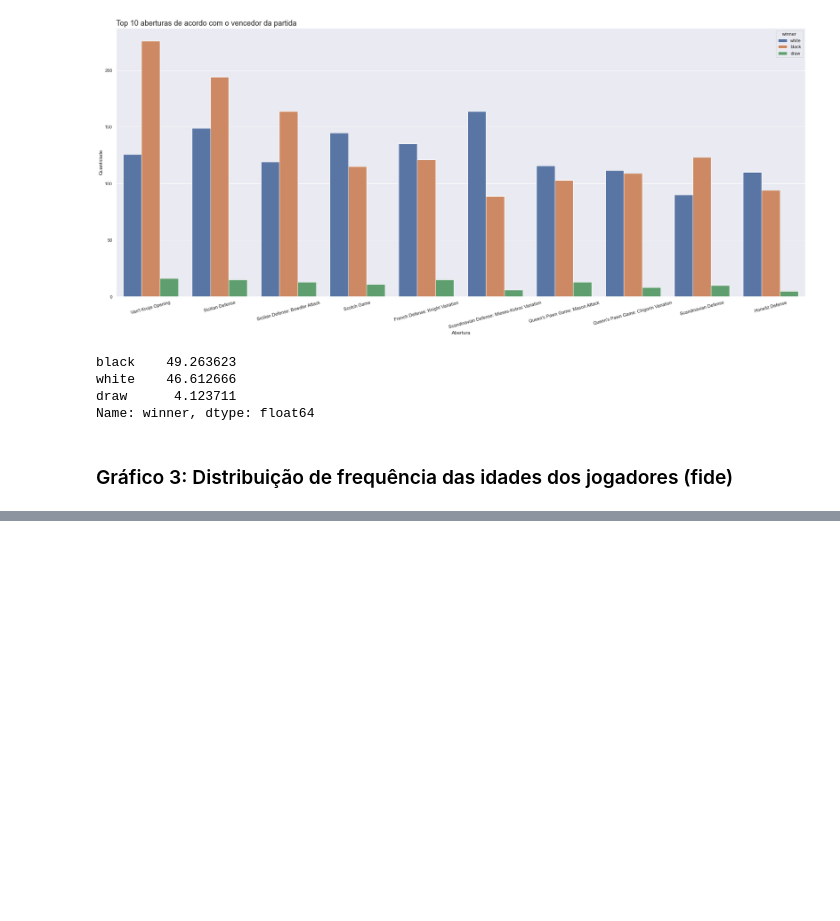
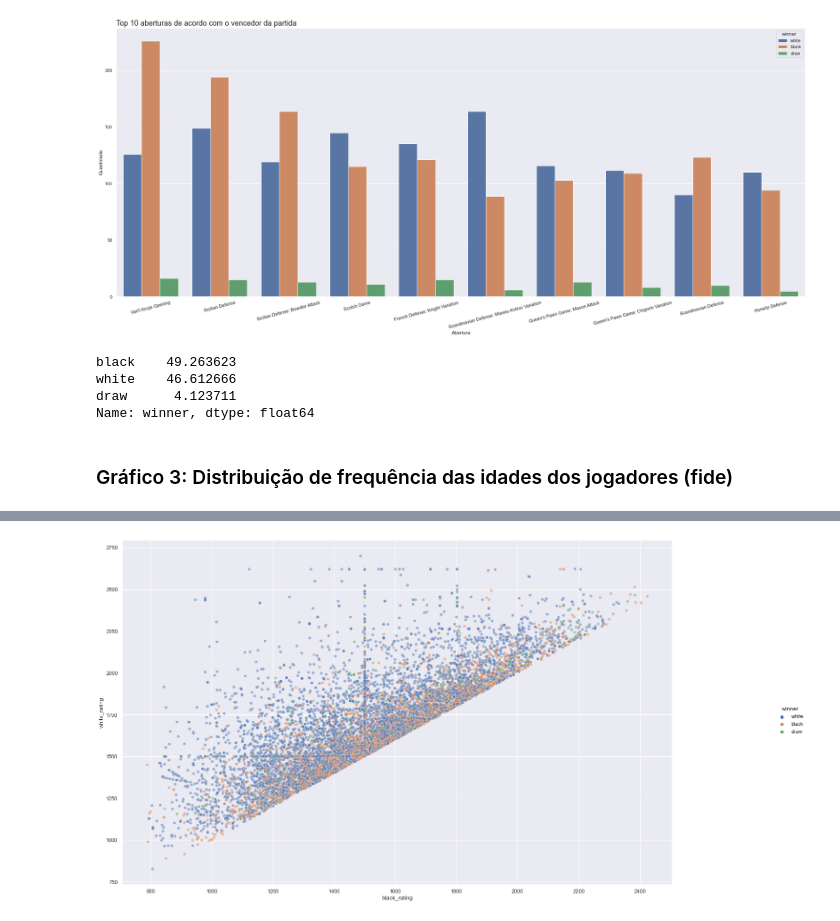
Before and after one commit to samilagarrido/DataChess, a Jupyter notebook: projeto.ipynb, the cells around one changed output, grey strips where cells are left out. Drawn from its saved outputs; the diff is of its cells as text; code cells hidden in the pictures; blank space fills up the shorter version.

```diff
--- a/projeto.ipynb
+++ b/projeto.ipynb
@@ -300,0 +330,10 @@ ax.figure.set_size_inches(30,12)
+# %%
+## Podemos separar os gráficos para ficar ainda mais claro
+## Abaixo, o gráfico de dispersão para as partidas com white_rating > black_rating
+
+ax = sns.relplot(x='black_rating', y='white_rating', data=lichess[lichess['white_rating'] > lichess['black_rating']], hue='winner', alpha = 0.5)
+ax.figure.set_size_inches(24,12)
+
+## Há uma predominância de pontos de cor azul (vitória das brancas) na diagonal superior
+# %% [output]
+[figure, added]
```
Also changed, not shown: parts of 11 cells of this notebook.
